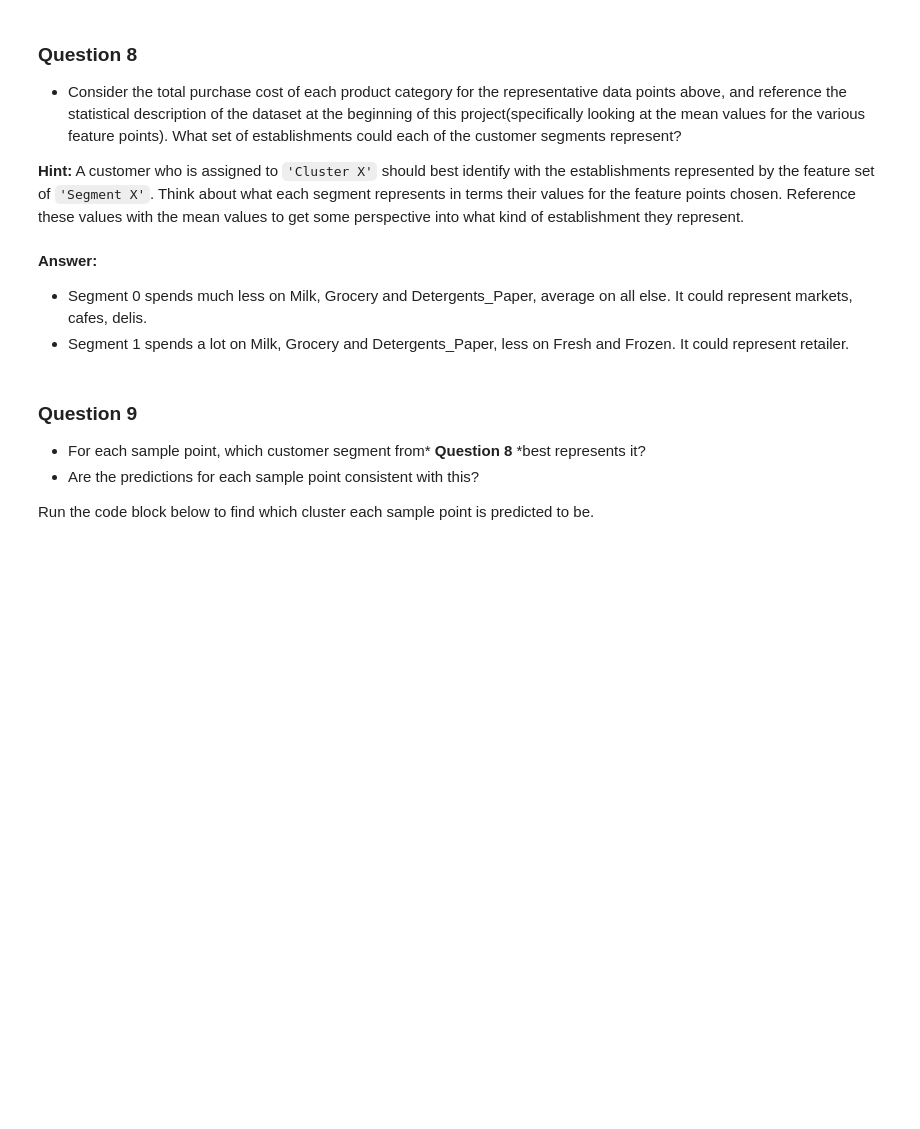
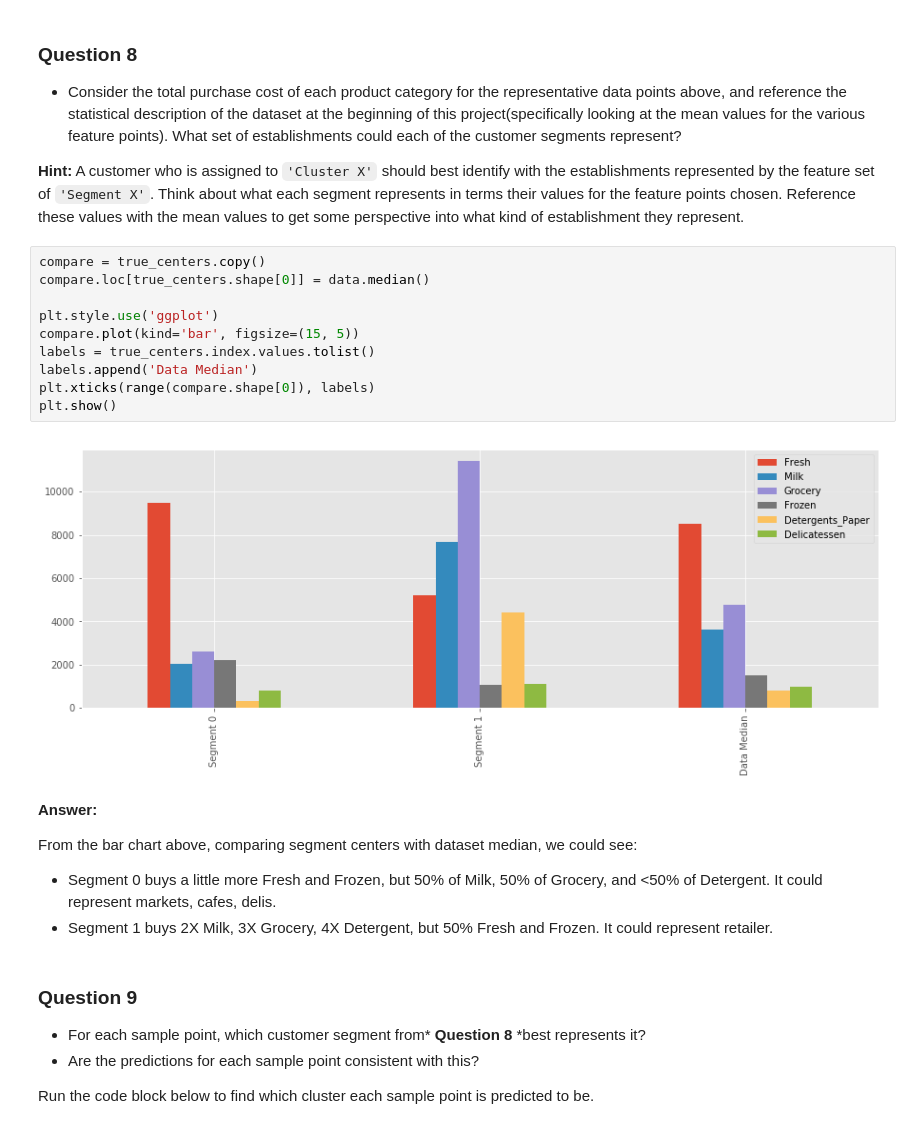
Before and after one commit to ShadowGiraffe/MLND-submission, a Jupyter notebook: customer_segments/customer_segments.ipynb, the cells around one changed output. Cells and saved outputs as stored; diff of their text form; blank space fills up the shorter version.

Commit message:
Fix some minor issues on customer segments project.

```diff
--- a/customer_segments/customer_segments.ipynb
+++ b/customer_segments/customer_segments.ipynb
@@ -567,10 +579,25 @@ display(true_centers)
 * Consider the total purchase cost of each product category for the representative data points above, and reference the statistical description of the dataset at the beginning of this project(specifically looking at the mean values for the various feature points). What set of establishments could each of the customer segments represent?
 
 **Hint:** A customer who is assigned to `'Cluster X'` should best identify with the establishments represented by the feature set of `'Segment X'`. Think about what each segment represents in terms their values for the feature points chosen. Reference these values with the mean values to get some perspective into what kind of establishment they represent.
+# %%
+compare = true_centers.copy()
+compare.loc[true_centers.shape[0]] = data.median()
+
+plt.style.use('ggplot')
+compare.plot(kind='bar', figsize=(15, 5))
+labels = true_centers.index.values.tolist()
+labels.append('Data Median')
+plt.xticks(range(compare.shape[0]), labels)
+plt.show()
+# %% [output]
+[figure, added]
 # %% [markdown]
 **Answer:**
-* Segment 0 spends much less on Milk, Grocery and Detergents_Paper, average on all else. It could represent markets, cafes, delis.
-* Segment 1 spends a lot on Milk, Grocery and Detergents_Paper, less on Fresh and Frozen. It could represent retailer.
+
+From the bar chart above, comparing segment centers with dataset median, we could see:
+
+* Segment 0 buys a little more Fresh and Frozen, but 50% of Milk, 50% of Grocery, and <50% of Detergent. It could represent markets, cafes, delis.
+* Segment 1 buys 2X Milk, 3X Grocery, 4X Detergent, but 50% Fresh and Frozen. It could represent retailer.
 # %% [markdown]
 ### Question 9
 
```
Also changed, not shown: parts of 13 cells of this notebook, 1 other file.
